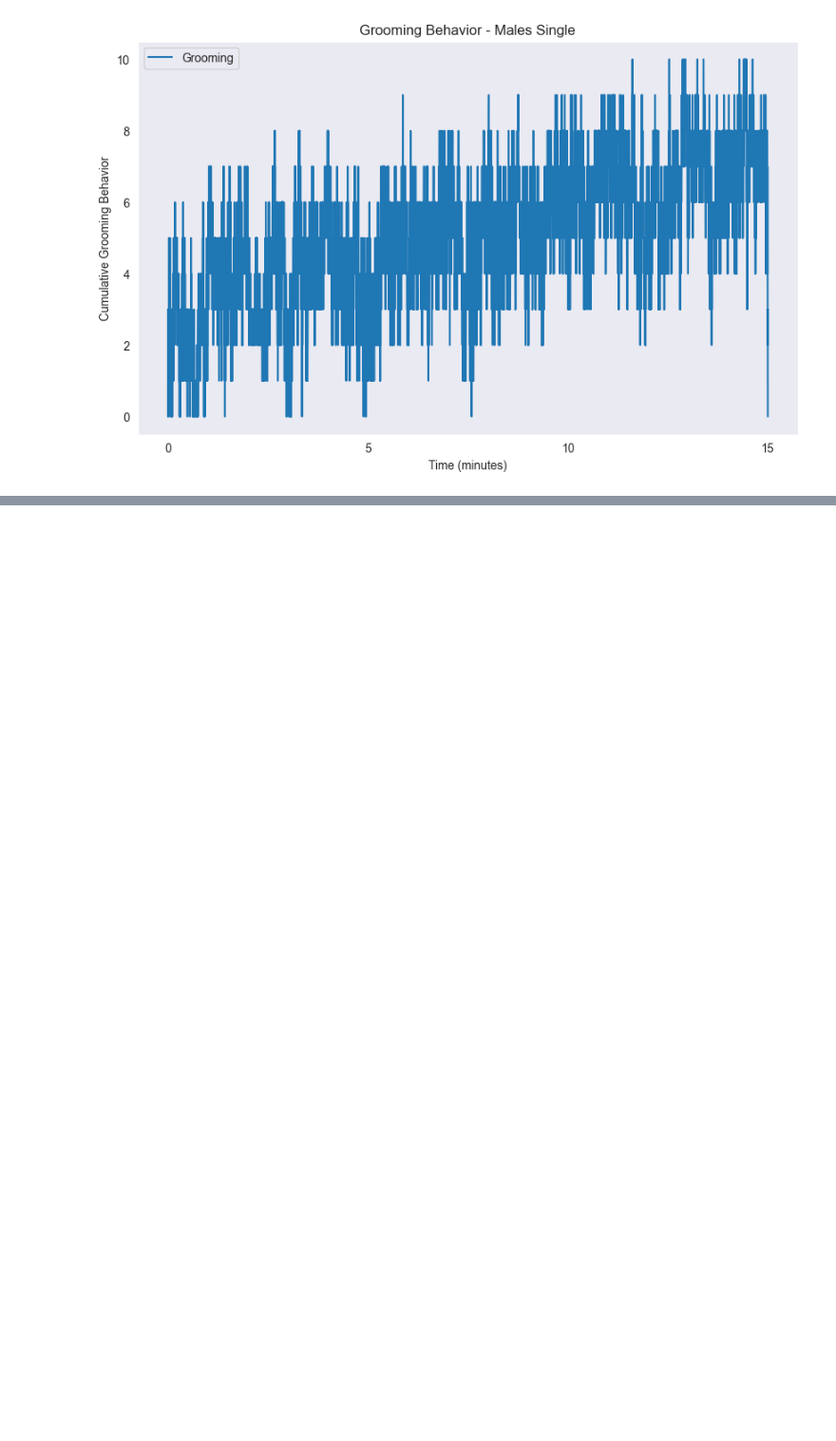
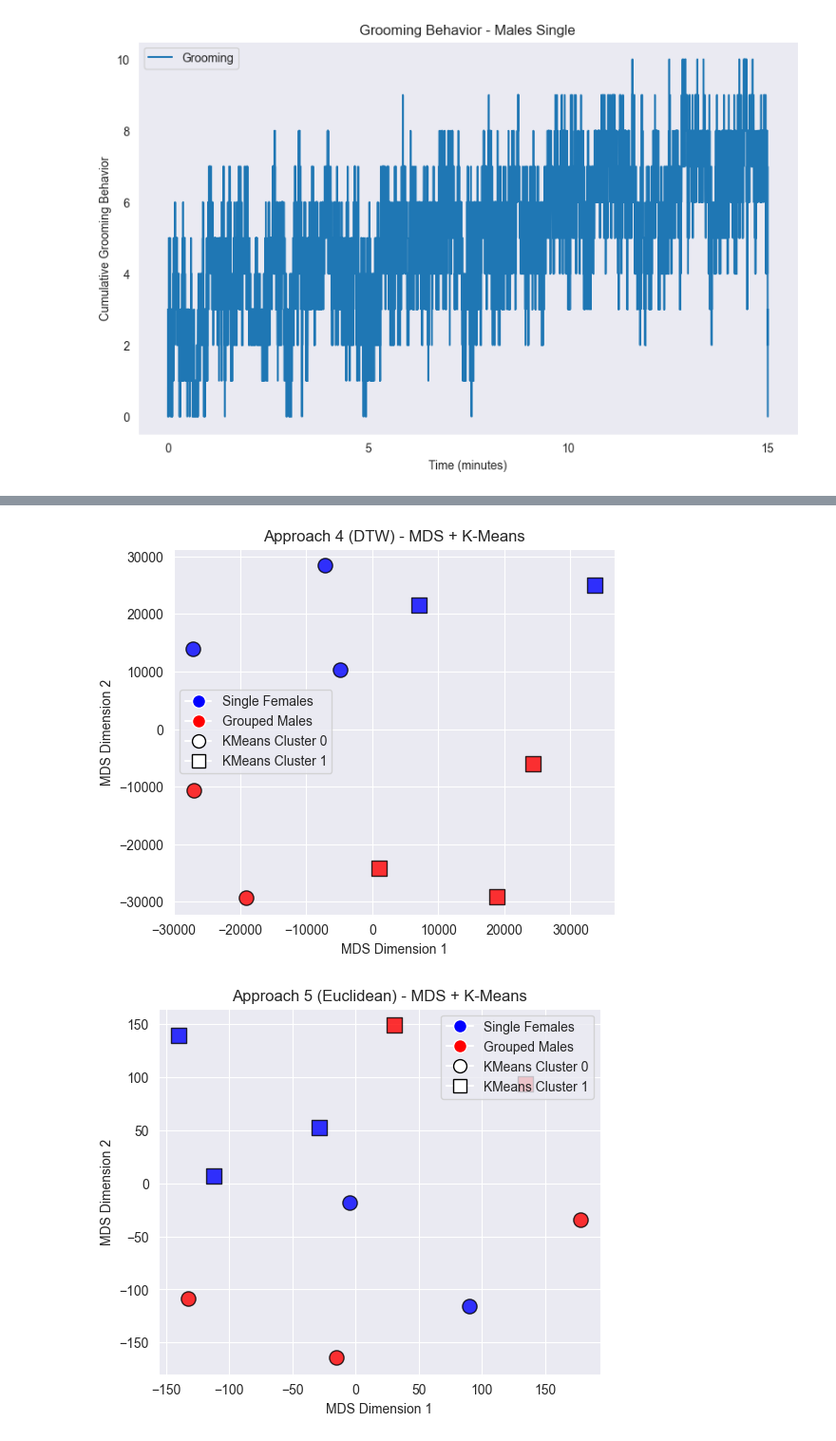
Before and after one commit to disruptwood/Time-Series-Distance-Representative-Fly, a Jupyter notebook: DataAnalysis.ipynb, the cells around one changed output, grey strips where cells are left out. Shown at 95% size. Drawn from its saved outputs; the diff is of its cells as text; code cells hidden in the pictures; blank space fills up the shorter version.

```diff
--- a/DataAnalysis.ipynb
+++ b/DataAnalysis.ipynb
@@ -257,0 +567,65 @@ plt.show()
+# %%
+from sklearn.manifold import MDS
+from sklearn.cluster import KMeans
+
+def plot_mds_kmeans(df_distance, title="MDS + K-Means Clusters"):
+    """
+    df_distance: a 10×10 distance matrix (pandas DataFrame) with rows/cols = Fly_0..Fly_9
+    title: Plot title
+    """
+    # Convert distance matrix to a NumPy array
+    dist_matrix = df_distance.values
+
+    # MDS to project into 2D
+    mds = MDS(n_components=2, dissimilarity='precomputed', random_state=42)
+    coords_2d = mds.fit_transform(dist_matrix)  # shape (10,2)
+
+    # K-Means clustering on the 2D coords
+    kmeans = KMeans(n_clusters=2, random_state=42)
+    cluster_labels = kmeans.fit_predict(coords_2d)  # array of 0/1
+
+    # Color mapping based on real groups:
+    # First 5 (Fly_0–Fly_4) = Single Female Group (Blue)
+    # Last 5 (Fly_5–Fly_9) = Grouped Male Group (Red)
+    color_map = ['blue'] * 5 + ['red'] * 5
+    label_map = ['Single Females'] * 5 + ['Grouped Males'] * 5  # Text labels for legend
+
+    # Map cluster label to marker shape: cluster 0 -> circle, cluster 1 -> square
+    shape_map = ['o' if lbl == 0 else 's' for lbl in cluster_labels]
+
+    # Create plot
+    plt.figure(figsize=(6, 5))
+    for i in range(len(df_distance)):
+        x, y = coords_2d[i]
+        plt.scatter(
+            x, y,
+            color=color_map[i],
+            marker=shape_map[i],
+            s=120,
+            edgecolor='black',
+            alpha=0.8
+        )
+
+    # Create a custom legend
+    from matplotlib.lines import Line2D
+    legend_elements = [
+        Line2D([0], [0], marker='o', color='w', markerfacecolor='blue', markersize=10, label="Single Females"),
+        Line2D([0], [0], marker='o', color='w', markerfacecolor='red', markersize=10, label="Grouped Males"),
+        Line2D([0], [0], marker='o', color='w', markeredgecolor='black', markersize=10, label="KMeans Cluster 0"),
+        Line2D([0], [0], marker='s', color='w', markeredgecolor='black', markersize=10, label="KMeans Cluster 1")
+    ]
+
+    plt.legend(handles=legend_elements, loc="best")
+    plt.title(title)
+    plt.xlabel("MDS Dimension 1")
+    plt.ylabel("MDS Dimension 2")
+    plt.grid(True)
+    plt.show()
+
+
+plot_mds_kmeans(df_ap4, title="Approach 4 (DTW) - MDS + K-Means")
+plot_mds_kmeans(df_ap5, title="Approach 5 (Euclidean) - MDS + K-Means")
+plot_mds_kmeans(df_ap1, title="Approach 1 (Hamming) - MDS + K-Means")
+# %% [output]
+[figure, added]
+[figure, added]
```
Also changed, not shown: parts of 21 cells of this notebook.
